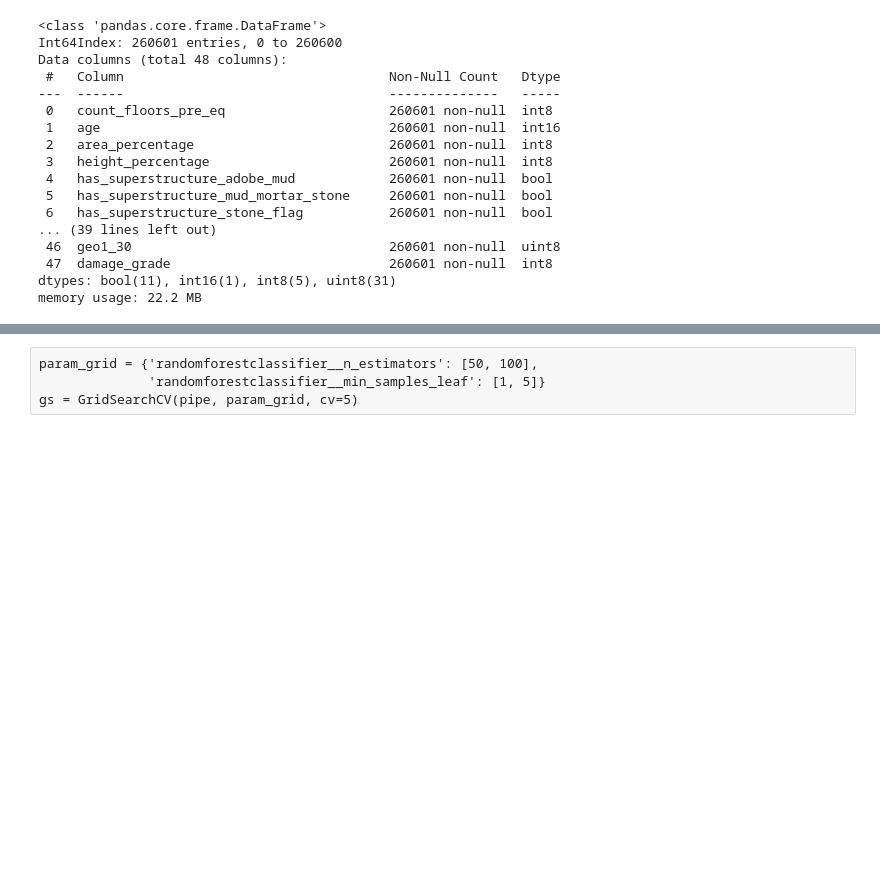
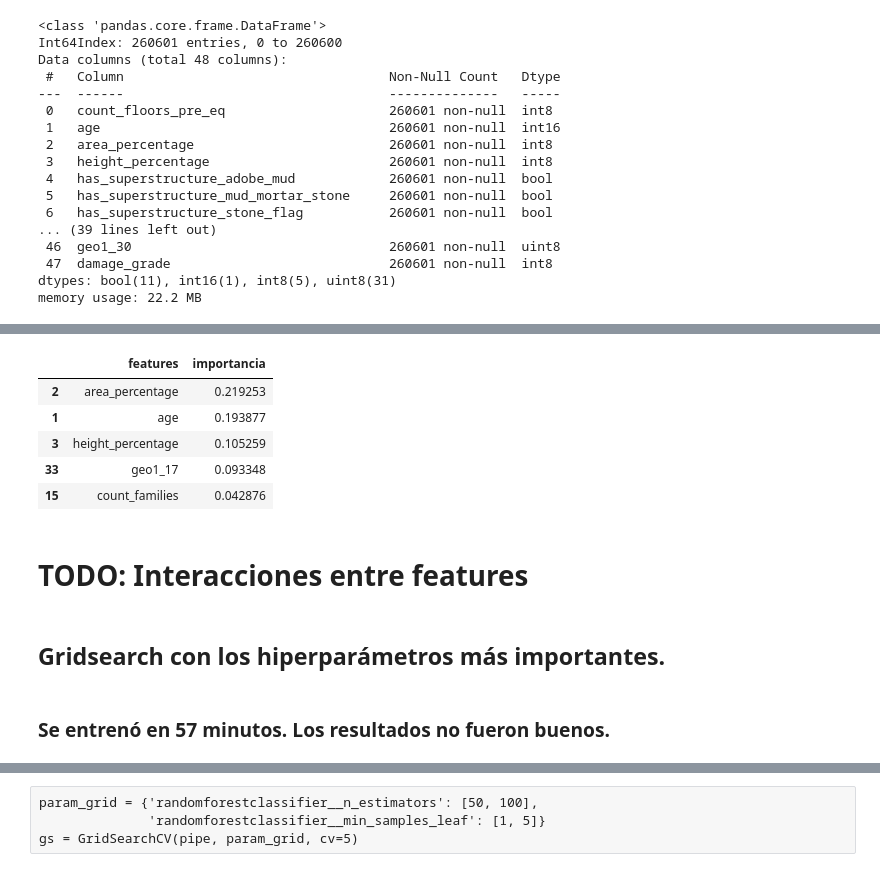
Before and after one commit to franvinas/7506-tp1, a Jupyter notebook: TP2.ipynb, the cells around one changed output, grey strips where cells are left out. Drawn from its saved outputs; the diff is of its cells as text; code cells hidden in the pictures; blank space fills up the shorter version.

```diff
--- a/TP2.ipynb
+++ b/TP2.ipynb
@@ -461,0 +515,17 @@ RandomForestClassifier(max_features=15, n_estimators=200, random_state=42)
+# %%
+atributos_importantes = pd.DataFrame(x2_train.columns)
+atributos_importantes.rename(columns = {0:'features'},inplace=True)
+atributos_importantes = atributos_importantes.assign(importancia = rf_model2.feature_importances_)
+atributos_importantes.sort_values('importancia',inplace=True,ascending=False)
+atributos_importantes.head()
+# %% [output]
+|  | features | importancia |
+| 2 | area_percentage | 0.219253 |
+| 1 | age | 0.193877 |
+| 3 | height_percentage | 0.105259 |
+| 33 | geo1_17 | 0.093348 |
+| 15 | count_families | 0.042876 |
+# %% [markdown]
+# TODO: Interacciones entre features
+# %% [markdown]
+## Gridsearch con los hiperparámetros más importantes.
@@ -462 +545,3 @@ RandomForestClassifier(max_features=15, n_estimators=200, random_state=42)
+# %% [markdown]
+### Se entrenó en 57 minutos. Los resultados no fueron buenos.
 # %%
```
Also changed, not shown: parts of 38 cells of this notebook.
